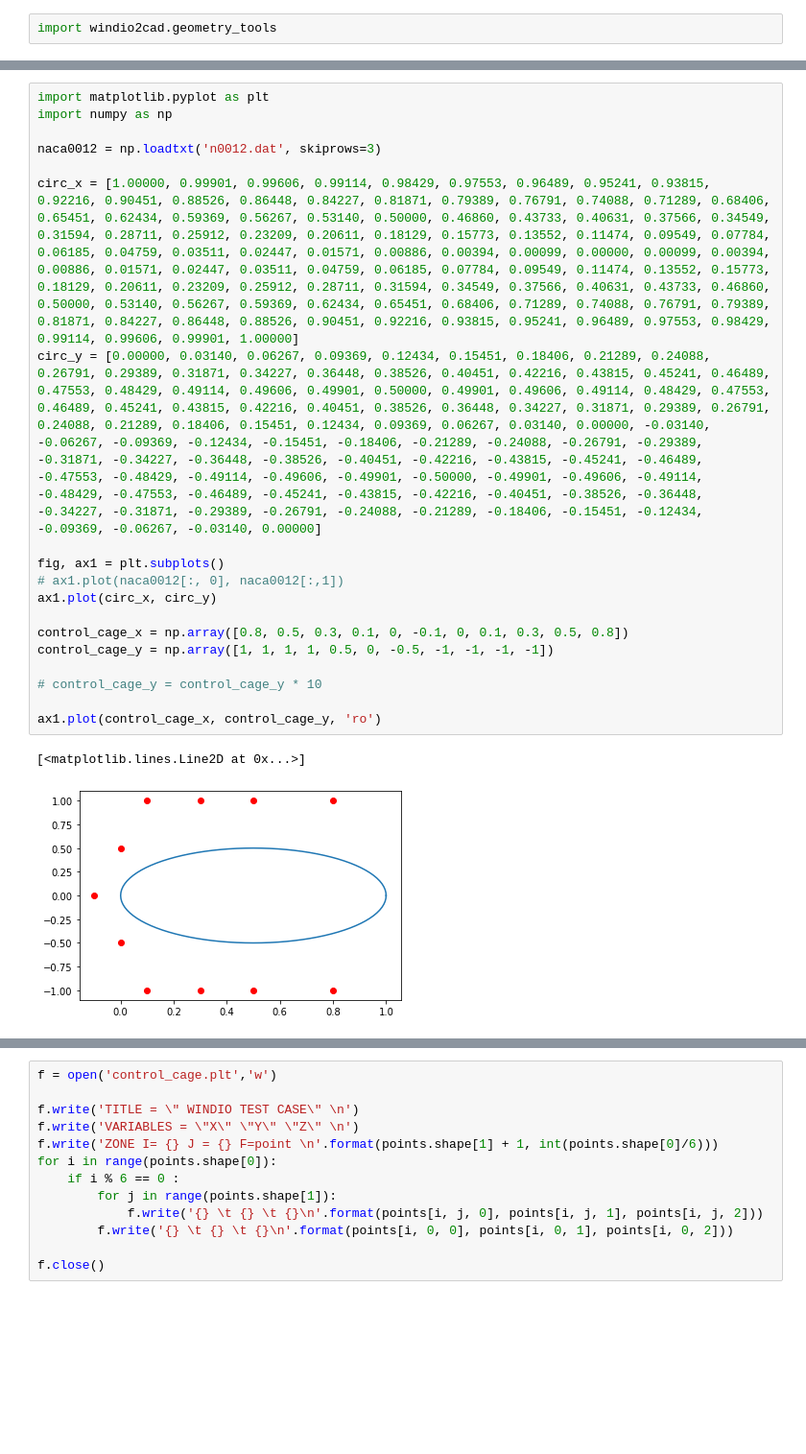
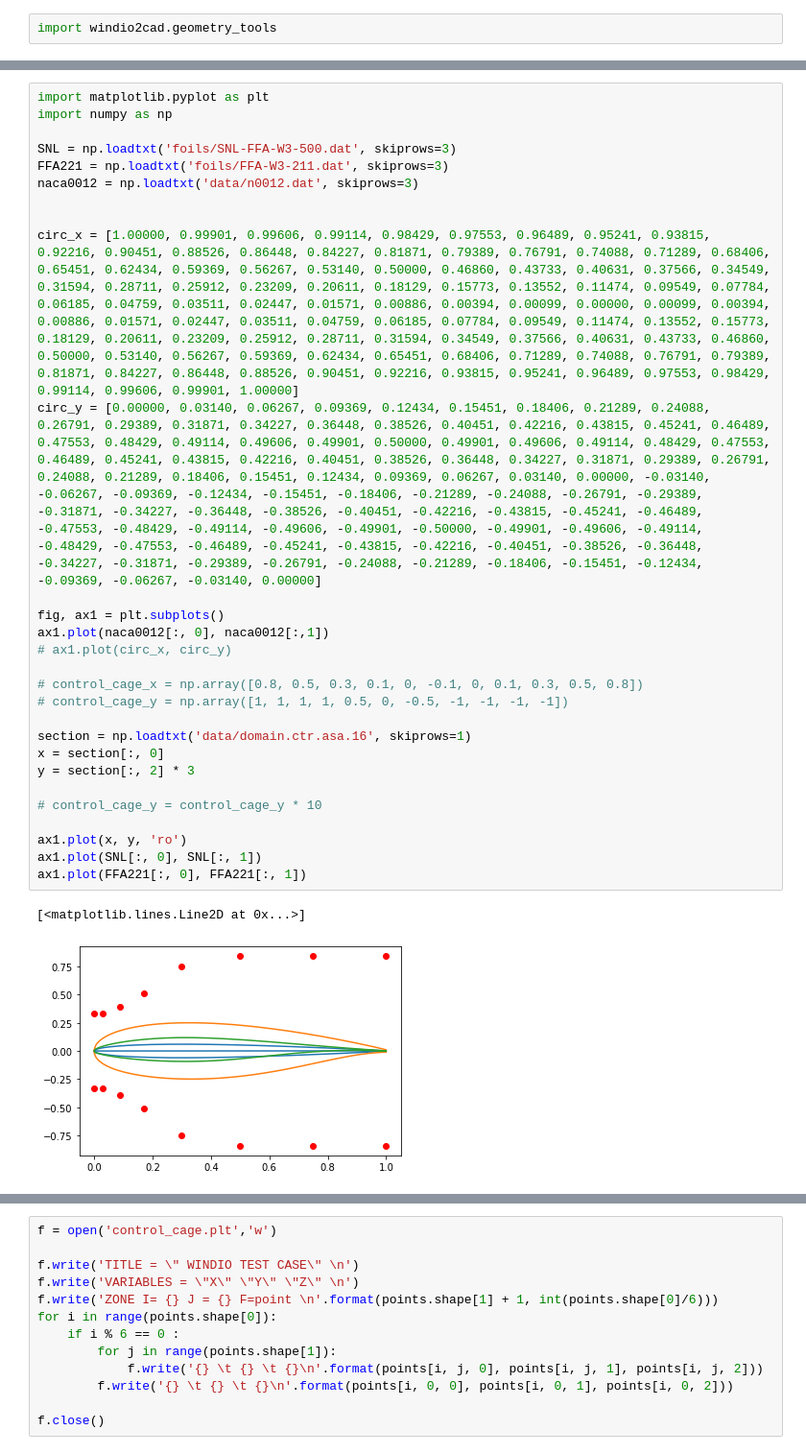
Before and after one commit to T-Wainwright/windio2cad, a Jupyter notebook: Generate_blade.ipynb, the cells around one changed output, grey strips where cells are left out. Shown at 96% size. Cells and saved outputs as stored; diff of their text form; blank space fills up the shorter version.

```diff
--- a/Generate_blade.ipynb
+++ b/Generate_blade.ipynb
@@ -360,25 +400,34 @@ ax.scatter(points[:,0], points[:,1], points[:,2])
 # %%
 import matplotlib.pyplot as plt
 import numpy as np
 
-naca0012 = np.loadtxt('n0012.dat', skiprows=3)
+SNL = np.loadtxt('foils/SNL-FFA-W3-500.dat', skiprows=3)
+FFA221 = np.loadtxt('foils/FFA-W3-211.dat', skiprows=3)
+naca0012 = np.loadtxt('data/n0012.dat', skiprows=3)
+
 
 circ_x = [1.00000, 0.99901, 0.99606, 0.99114, 0.98429, 0.97553, 0.96489, 0.95241, 0.93815, 0.92216, 0.90451, 0.88526, 0.86448, 0.84227, 0.81871, 0.79389, 0.76791, 0.74088, 0.71289, 0.68406, 0.65451, 0.62434, 0.59369, 0.56267, 0.53140, 0.50000, 0.46860, 0.43733, 0.40631, 0.37566, 0.34549, 0.31594, 0.28711, 0.25912, 0.23209, 0.20611, 0.18129, 0.15773, 0.13552, 0.11474, 0.09549, 0.07784, 0.06185, 0.04759, 0.03511, 0.02447, 0.01571, 0.00886, 0.00394, 0.00099, 0.00000, 0.00099, 0.00394, 0.00886, 0.01571, 0.02447, 0.03511, 0.04759, 0.06185, 0.07784, 0.09549, 0.11474, 0.13552, 0.15773, 0.18129, 0.20611, 0.23209, 0.25912, 0.28711, 0.31594, 0.34549, 0.37566, 0.40631, 0.43733, 0.46860, 0.50000, 0.53140, 0.56267, 0.59369, 0.62434, 0.65451, 0.68406, 0.71289, 0.74088, 0.76791, 0.79389, 0.81871, 0.84227, 0.86448, 0.88526, 0.90451, 0.92216, 0.93815, 0.95241, 0.96489, 0.97553, 0.98429, 0.99114, 0.99606, 0.99901, 1.00000]
 circ_y = [0.00000, 0.03140, 0.06267, 0.09369, 0.12434, 0.15451, 0.18406, 0.21289, 0.24088, 0.26791, 0.29389, 0.31871, 0.34227, 0.36448, 0.38526, 0.40451, 0.42216, 0.43815, 0.45241, 0.46489, 0.47553, 0.48429, 0.49114, 0.49606, 0.49901, 0.50000, 0.49901, 0.49606, 0.49114, 0.48429, 0.47553, 0.46489, 0.45241, 0.43815, 0.42216, 0.40451, 0.38526, 0.36448, 0.34227, 0.31871, 0.29389, 0.26791, 0.24088, 0.21289, 0.18406, 0.15451, 0.12434, 0.09369, 0.06267, 0.03140, 0.00000, -0.03140, -0.06267, -0.09369, -0.12434, -0.15451, -0.18406, -0.21289, -0.24088, -0.26791, -0.29389, -0.31871, -0.34227, -0.36448, -0.38526, -0.40451, -0.42216, -0.43815, -0.45241, -0.46489, -0.47553, -0.48429, -0.49114, -0.49606, -0.49901, -0.50000, -0.49901, -0.49606, -0.49114, -0.48429, -0.47553, -0.46489, -0.45241, -0.43815, -0.42216, -0.40451, -0.38526, -0.36448, -0.34227, -0.31871, -0.29389, -0.26791, -0.24088, -0.21289, -0.18406, -0.15451, -0.12434, -0.09369, -0.06267, -0.03140, 0.00000]
 
 fig, ax1 = plt.subplots()
-# ax1.plot(naca0012[:, 0], naca0012[:,1])
-ax1.plot(circ_x, circ_y)
+ax1.plot(naca0012[:, 0], naca0012[:,1])
+# ax1.plot(circ_x, circ_y)
 
-control_cage_x = np.array([0.8, 0.5, 0.3, 0.1, 0, -0.1, 0, 0.1, 0.3, 0.5, 0.8])
-control_cage_y = np.array([1, 1, 1, 1, 0.5, 0, -0.5, -1, -1, -1, -1])
+# control_cage_x = np.array([0.8, 0.5, 0.3, 0.1, 0, -0.1, 0, 0.1, 0.3, 0.5, 0.8])
+# control_cage_y = np.array([1, 1, 1, 1, 0.5, 0, -0.5, -1, -1, -1, -1])
+
+section = np.loadtxt('data/domain.ctr.asa.16', skiprows=1)
+x = section[:, 0]
+y = section[:, 2] * 3
 
 # control_cage_y = control_cage_y * 10
 
-ax1.plot(control_cage_x, control_cage_y, 'ro')
+ax1.plot(x, y, 'ro')
+ax1.plot(SNL[:, 0], SNL[:, 1])
+ax1.plot(FFA221[:, 0], FFA221[:, 1])
 # %% [output]
 [<matplotlib.lines.Line2D at 0x...>]
-[figure, old version]
+[figure, new version]
 # %%
 blade = Blade('IEA-15-240-RWT.yaml')
 
```
Also changed, not shown: parts of 5 cells of this notebook, 2 other files.
